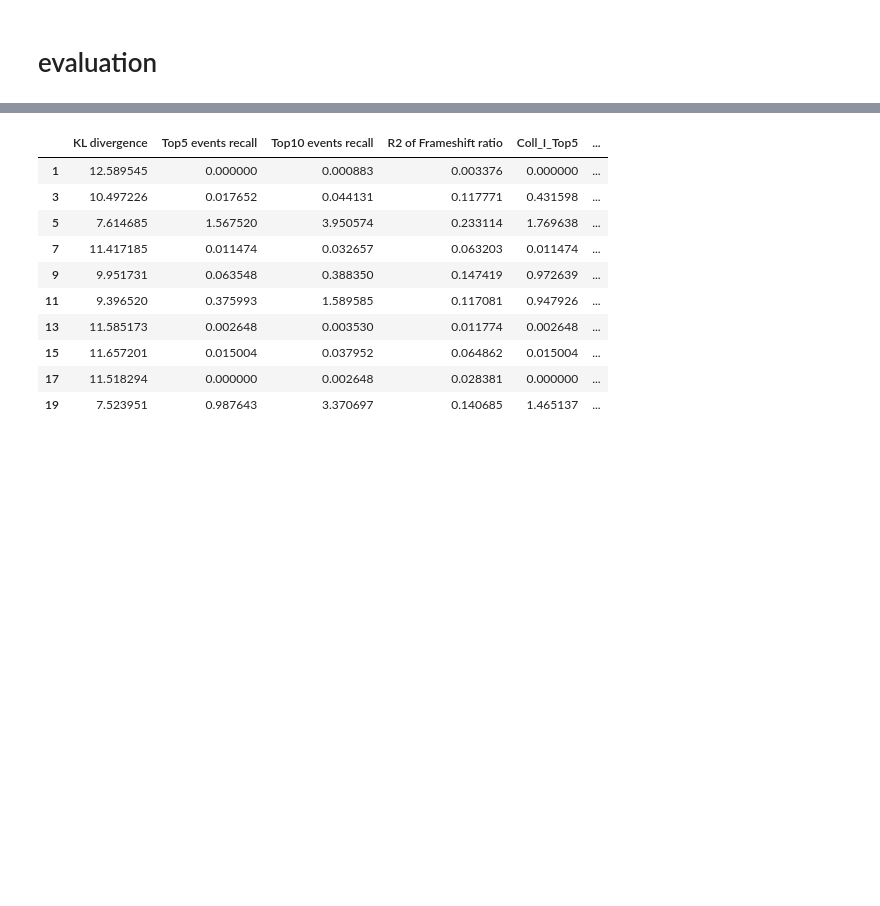
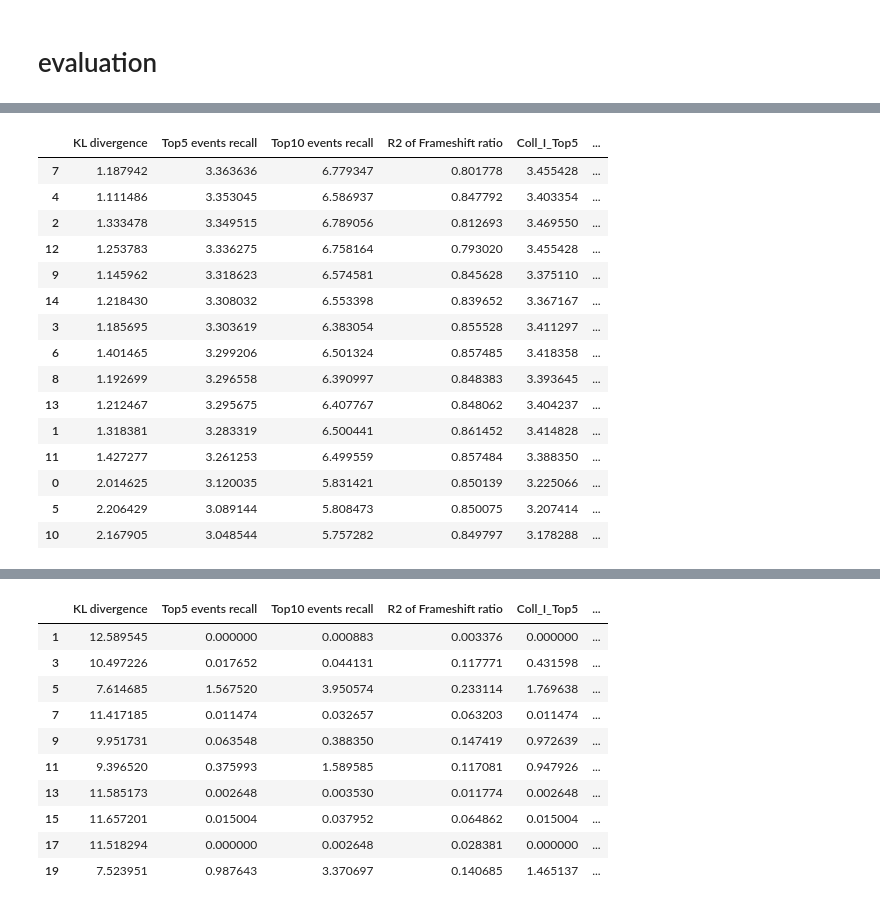
Before and after one commit to StatBiomed/inDecay, a Jupyter notebook: notebooks/5-4.Evaluate_featv5.ipynb, the cells around one changed output, grey strips where cells are left out. Saved outputs shown, nothing was run; the diff lists cells and outputs as text; code cells hidden in the pictures; blank space fills up the shorter version.

```diff
--- a/notebooks/5-4.Evaluate_featv5.ipynb
+++ b/notebooks/5-4.Evaluate_featv5.ipynb
@@ -113,2 +130,21 @@ for feat_range, pred_pkls in pred_pkl_path_dict.items():
 
 featv5_df = pd.concat(perform, axis=0).reset_index().iloc[:, 1:]
+# %%
+featv5_df.sort_values(by=['Top5 events recall'],ascending=False)
+# %% [output]
+|  | KL divergence | Top5 events recall | Top10 events recall | R2 of Frameshift ratio | Coll_I_Top5 | ... |
+| 7 | 1.187942 | 3.363636 | 6.779347 | 0.801778 | 3.455428 | ... |
+| 4 | 1.111486 | 3.353045 | 6.586937 | 0.847792 | 3.403354 | ... |
+| 2 | 1.333478 | 3.349515 | 6.789056 | 0.812693 | 3.469550 | ... |
+| 12 | 1.253783 | 3.336275 | 6.758164 | 0.793020 | 3.455428 | ... |
+| 9 | 1.145962 | 3.318623 | 6.574581 | 0.845628 | 3.375110 | ... |
+| 14 | 1.218430 | 3.308032 | 6.553398 | 0.839652 | 3.367167 | ... |
+| 3 | 1.185695 | 3.303619 | 6.383054 | 0.855528 | 3.411297 | ... |
+| 6 | 1.401465 | 3.299206 | 6.501324 | 0.857485 | 3.418358 | ... |
+| 8 | 1.192699 | 3.296558 | 6.390997 | 0.848383 | 3.393645 | ... |
+| 13 | 1.212467 | 3.295675 | 6.407767 | 0.848062 | 3.404237 | ... |
+| 1 | 1.318381 | 3.283319 | 6.500441 | 0.861452 | 3.414828 | ... |
+| 11 | 1.427277 | 3.261253 | 6.499559 | 0.857484 | 3.388350 | ... |
+| 0 | 2.014625 | 3.120035 | 5.831421 | 0.850139 | 3.225066 | ... |
+| 5 | 2.206429 | 3.089144 | 5.808473 | 0.850075 | 3.207414 | ... |
+| 10 | 2.167905 | 3.048544 | 5.757282 | 0.849797 | 3.178288 | ... |
```
Also changed, not shown: parts of 8 cells of this notebook, 53 other files.
